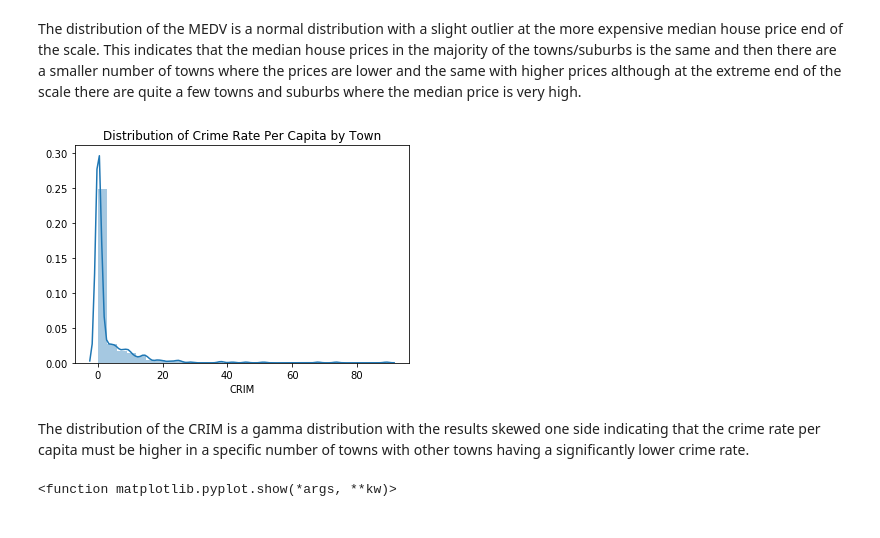
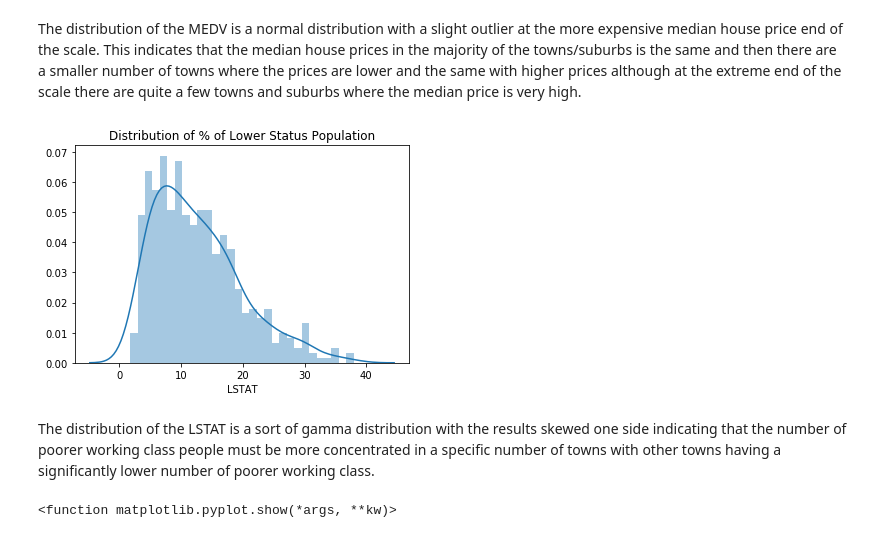
Before and after one commit to TommyVaughan/Boston-House-Prices, a Jupyter notebook: Machine Learning & Statistics - Boston House Prices.ipynb, the cells around one changed output. Drawn from its saved outputs; the diff is of its cells as text; code cells hidden in the pictures.

```diff
--- a/Machine Learning & Statistics - Boston House Prices.ipynb
+++ b/Machine Learning & Statistics - Boston House Prices.ipynb
@@ -108,4 +129,4 @@ AGE - Proportion of owner occupied units built prior to 1940.
 # %%
-boston1 = boston.loc[:, ["CRIM", "CHAS", "RM", "AGE", "MEDV"]] # Tidying up the data to focus on the five variables I mentioned above.
-boston1.head(10) # Creating new dataframe to represent only the variables I am interested in
+boston1 = boston.loc[:, ["LSTAT", "CHAS", "RM", "MEDV"]] # Tidying up the data to focus on the four variables I mentioned above.
+boston1.head(10)
 # %% [output]
@@ -153,13 +152,13 @@ plt.show()
 # %% [markdown]
 The distribution of the MEDV is a normal distribution with a slight outlier at the more expensive median house price end of the scale. This indicates that the median house prices in the majority of the towns/suburbs is the same and then there are a smaller number of towns where the prices are lower and the same with higher prices although at the extreme end of the scale there are quite a few towns and suburbs where the median price is very high.
 # %%
-sns.distplot(boston1['CRIM'], bins=30)
-plt.title ("Distribution of Crime Rate Per Capita by Town")
+sns.distplot(boston1['LSTAT'], bins=30)
+plt.title ("Distribution of % of Lower Status Population")
 plt.show()
 # %% [output]
-[figure, old version]
+[figure, new version]
 # %% [markdown]
-The distribution of the CRIM is a gamma distribution with the results skewed one side indicating that the crime rate per capita must be higher in a specific number of towns with other towns having a significantly lower crime rate.
+The distribution of the LSTAT is a sort of gamma distribution with the results skewed one side indicating that the number of poorer working class people must be more concentrated in a specific number of towns with other towns having a significantly lower number of poorer working class.
 # %%
 sns.distplot(boston1['CHAS'], bins=30)
 plt.title ("Distribution of Number of Houses with River Boundaries by Town")
```
Also changed, not shown: parts of 41 cells of this notebook, 1 other file.
